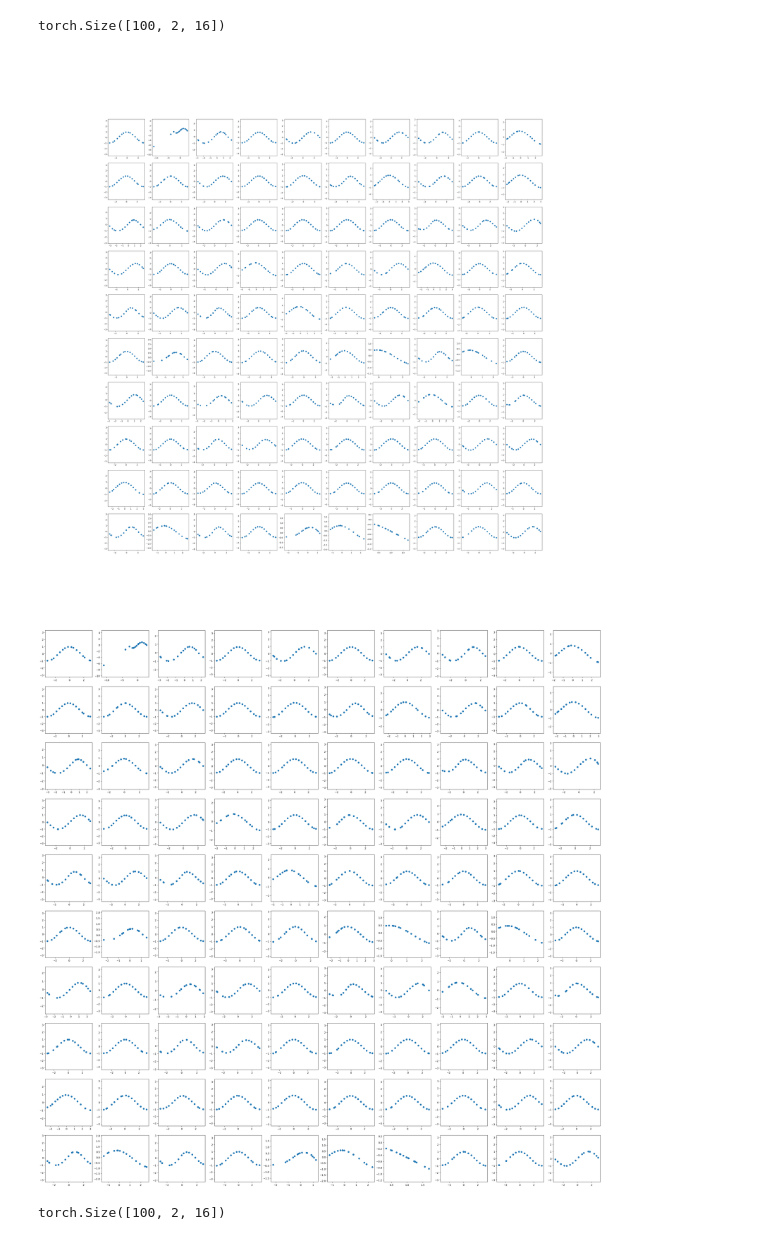
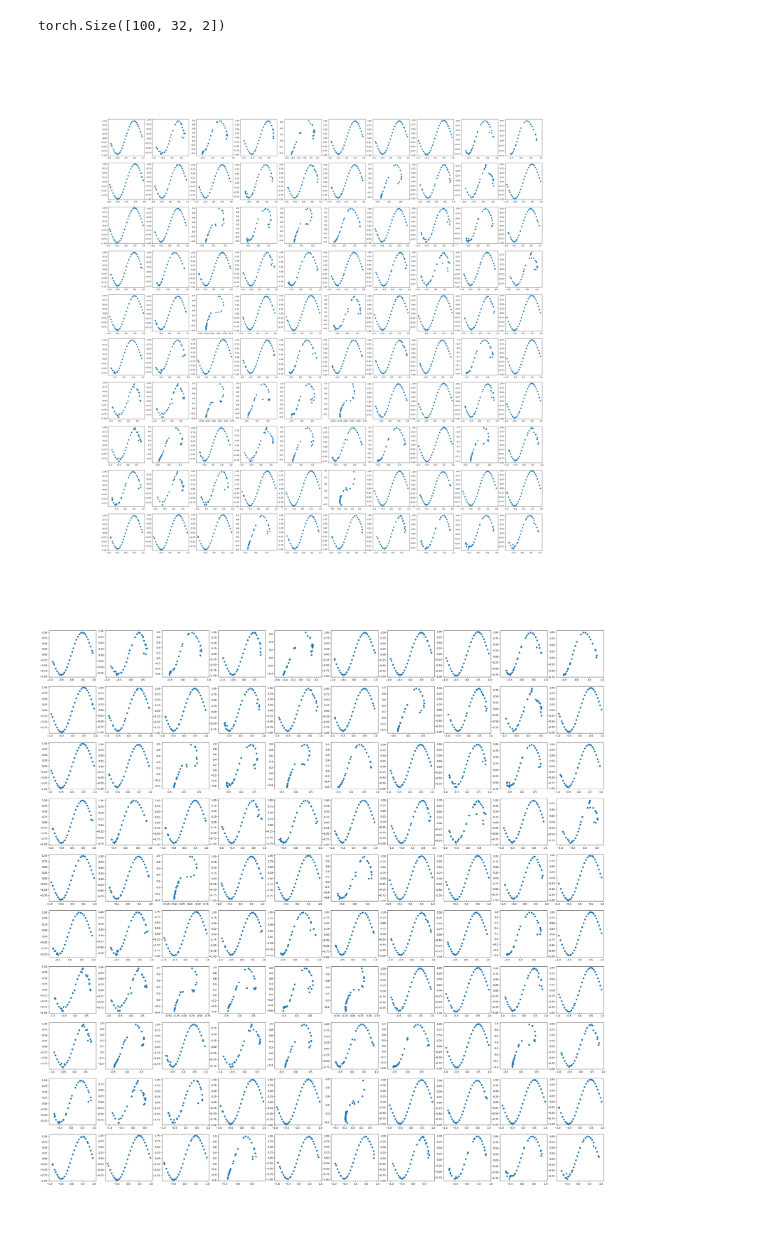
Before and after one commit to minii-ai/tiny-text-to-3d, a Jupyter notebook: notebooks/sine_cosine copy 2.ipynb, the cells around one changed output. Saved outputs shown, nothing was run; the diff lists cells and outputs as text; code cells hidden in the pictures.

```diff
--- a/notebooks/sine_cosine copy 2.ipynb
+++ b/notebooks/sine_cosine copy 2.ipynb
@@ -15,26 +15,26 @@ from tiny import Diffusion, PointCloudDDPM, PointCloudDiffusionTrainer, Uncondit
 from tiny.model import PointDiffusionTransformer
 from torch.utils.data import ConcatDataset
 # %%
-num_points = 16
+num_points = 32
 # dataset = SineCosineDataset(num_points=num_points, size=1024)
-sine_dataset = SineDataset(num_points=num_points, size=1024)
-cosine_dataset = CosineDataset(num_points=num_points, size=1024)
+sine_dataset = SineDataset(num_points=num_points, size=15000)
+cosine_dataset = CosineDataset(num_points=num_points, size=15000)
 dataset = sine_dataset
 dataset = cosine_dataset
 dataset = ConcatDataset([sine_dataset, cosine_dataset])
 
-dataloader = DataLoader(dataset, collate_fn=sine_dataset.collate, batch_size=1024 * 2, shuffle=True)
+dataloader = DataLoader(dataset, collate_fn=sine_dataset.collate, batch_size=128, shuffle=True)
 # %%
-diffusion = Diffusion(schedule_type="linear", num_timesteps=250, learn_sigma=False)
-# dit = UnconditionalPointCloudDiT(input_size=num_points, in_channels=2, depth=2, num_heads=1, hidden_size=64).to("cuda")
-dit = PointDiffusionTransformer(input_channels=2,
-                                output_channels=2,
-                                n_ctx=num_points,
-                                width=128,
-                                device="cuda",
-                                layers=1,
-                                dtype=torch.float32,
-                                )
+diffusion = Diffusion(schedule_type="linear", num_timesteps=1000, learn_sigma=False)
+dit = UnconditionalPointCloudDiT(input_size=num_points, in_channels=2, depth=12, num_heads=1, hidden_size=16).to("cuda")
+# dit = PointDiffusionTransformer(input_channels=2,
+#                                 output_channels=2,
+#                                 n_ctx=num_points,
+#                                 width=128,
+#                                 device="cuda",
+#                                 layers=4,
+#                                 dtype=torch.float32,
+#                                 )
 # dit = MLP(hidden_size=128, hidden_layers=10, emb_size=128).to("cuda")
 ddpm = PointCloudDDPM(dit, diffusion)
 # %%
@@ -63,14 +63,12 @@ plt.semilogy(losses)
 # %%
-sample = diffusion.p_sample_loop(dit, (100, 2, num_points), clip_denoised=False)
-# sample = diffusion.p_sample_loop(dit, (100, num_points, 2), clip_denoised=False)
+# sample = diffusion.p_sample_loop(dit, (100, 2, num_points), clip_denoised=False)
+sample = diffusion.p_sample_loop(dit, (100, num_points, 2), clip_denoised=True)
 print(sample.shape)
-sample = sample.permute(0, 2, 1)
+# sample = sample.permute(0, 2, 1)
 plot_point_clouds(sample, 10, 10)
 # %% [output]
-torch.Size([100, 2, 16])
+torch.Size([100, 32, 2])
-[figure, old version]
+[figure, new version]
-[figure, old version]
+[figure, new version]
 # %%
 sample.shape
-# %% [output]
-torch.Size([100, 2, 16])
```
Also changed, not shown: parts of 4 cells of this notebook, 4 other files.
